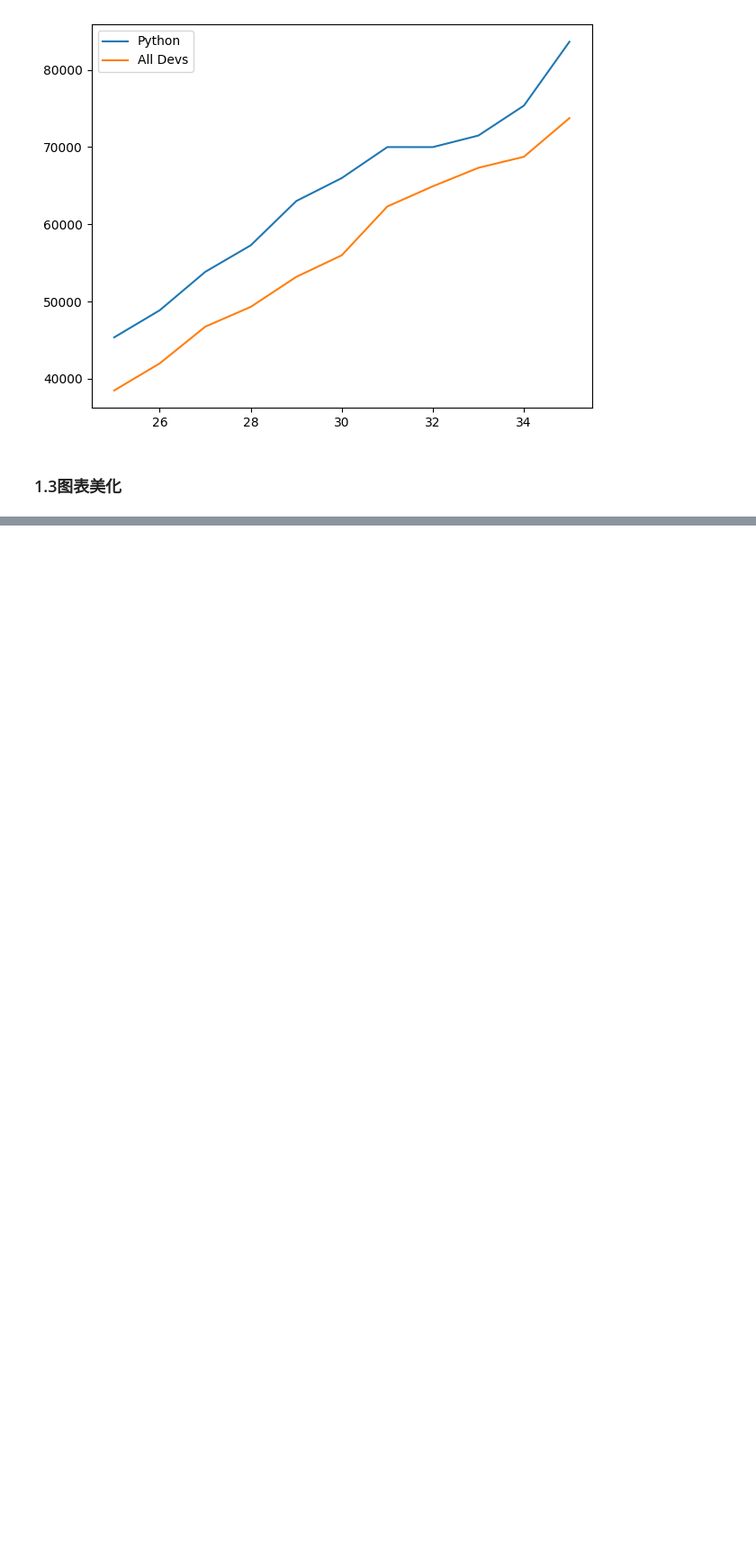
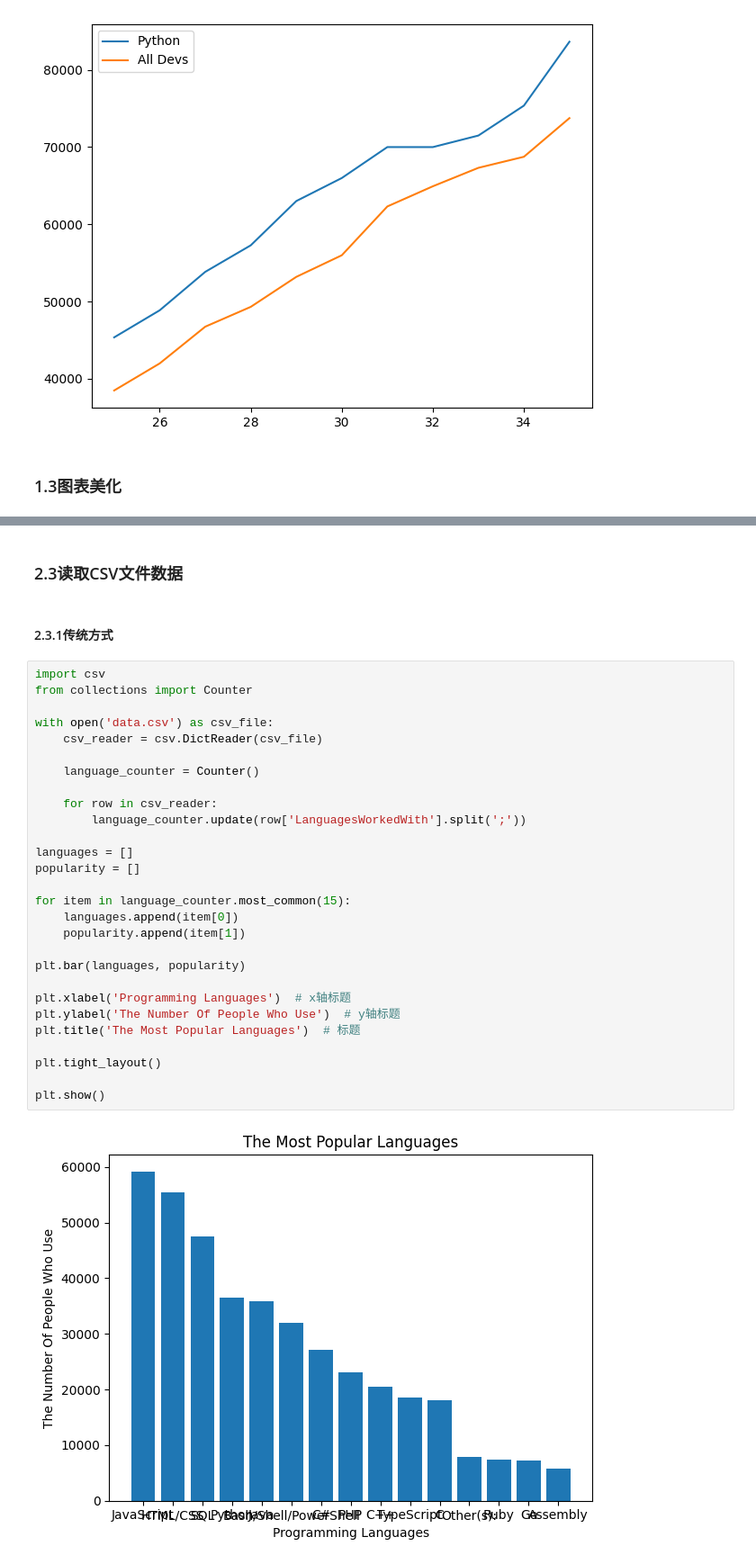
Before and after one commit to yuchenglie/Python, a Jupyter notebook: matplotlib.ipynb, the cells around one changed output, grey strips where cells are left out. Shown at 90% size. Saved outputs shown, nothing was run; the diff lists cells and outputs as text; blank space fills up the shorter version.

```diff
--- a/matplotlib.ipynb
+++ b/matplotlib.ipynb
@@ -63,0 +126,34 @@ plt.show()
+# %% [markdown]
+### 2.3读取CSV文件数据
+# %% [markdown]
+#### 2.3.1传统方式
+# %%
+import csv
+from collections import Counter
+
+with open('data.csv') as csv_file:
+    csv_reader = csv.DictReader(csv_file)
+
+    language_counter = Counter()
+
+    for row in csv_reader:
+        language_counter.update(row['LanguagesWorkedWith'].split(';'))
+
+languages = []
+popularity = []
+
+for item in language_counter.most_common(15):
+    languages.append(item[0])
+    popularity.append(item[1])
+
+plt.bar(languages, popularity)
+
+plt.xlabel('Programming Languages')  # x轴标题
+plt.ylabel('The Number Of People Who Use')  # y轴标题
+plt.title('The Most Popular Languages')  # 标题
+
+plt.tight_layout()
+
+plt.show()
+# %% [output]
+[figure, added]
```
Also changed, not shown: parts of 15 cells of this notebook, 1 other file.
